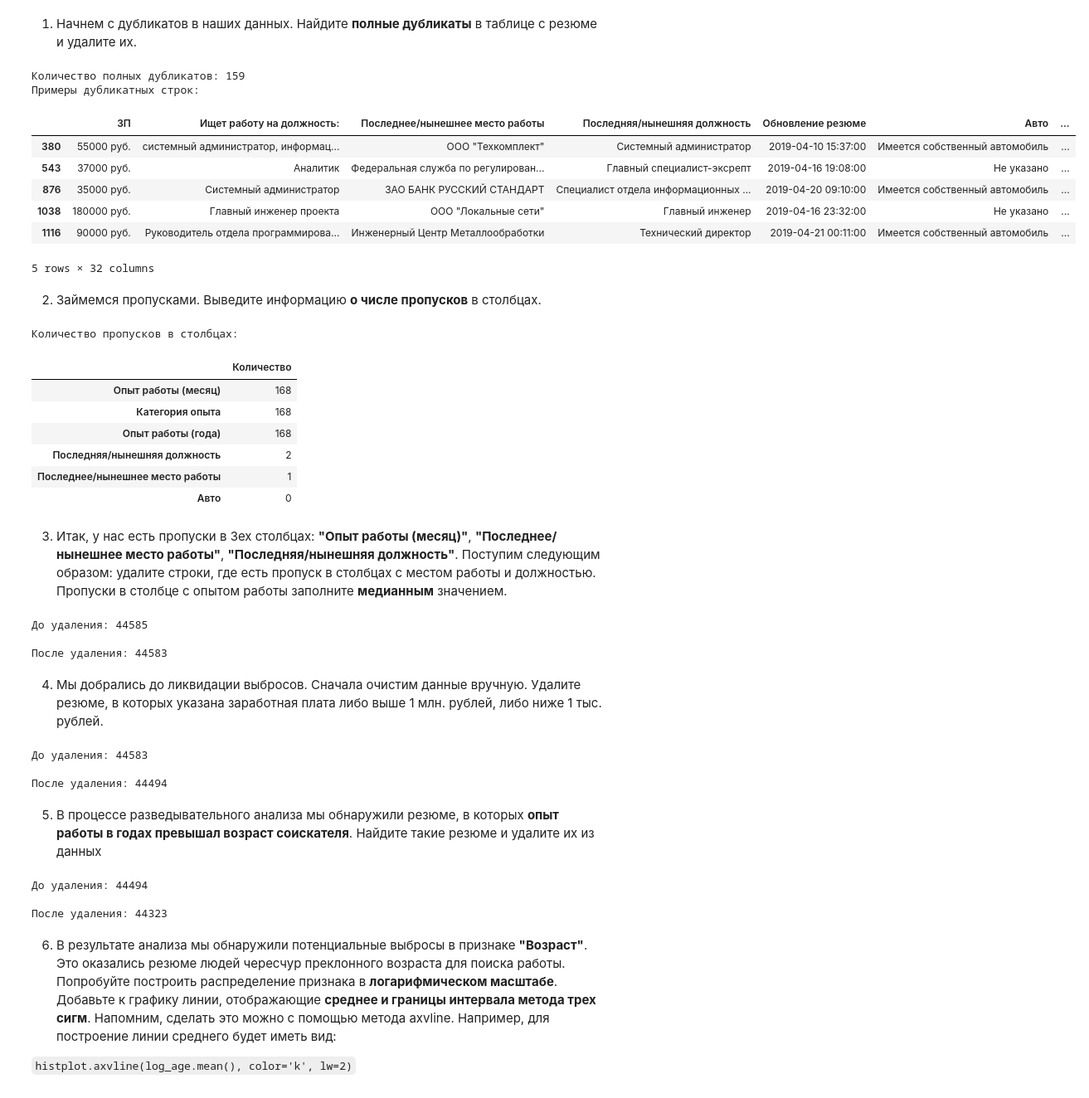
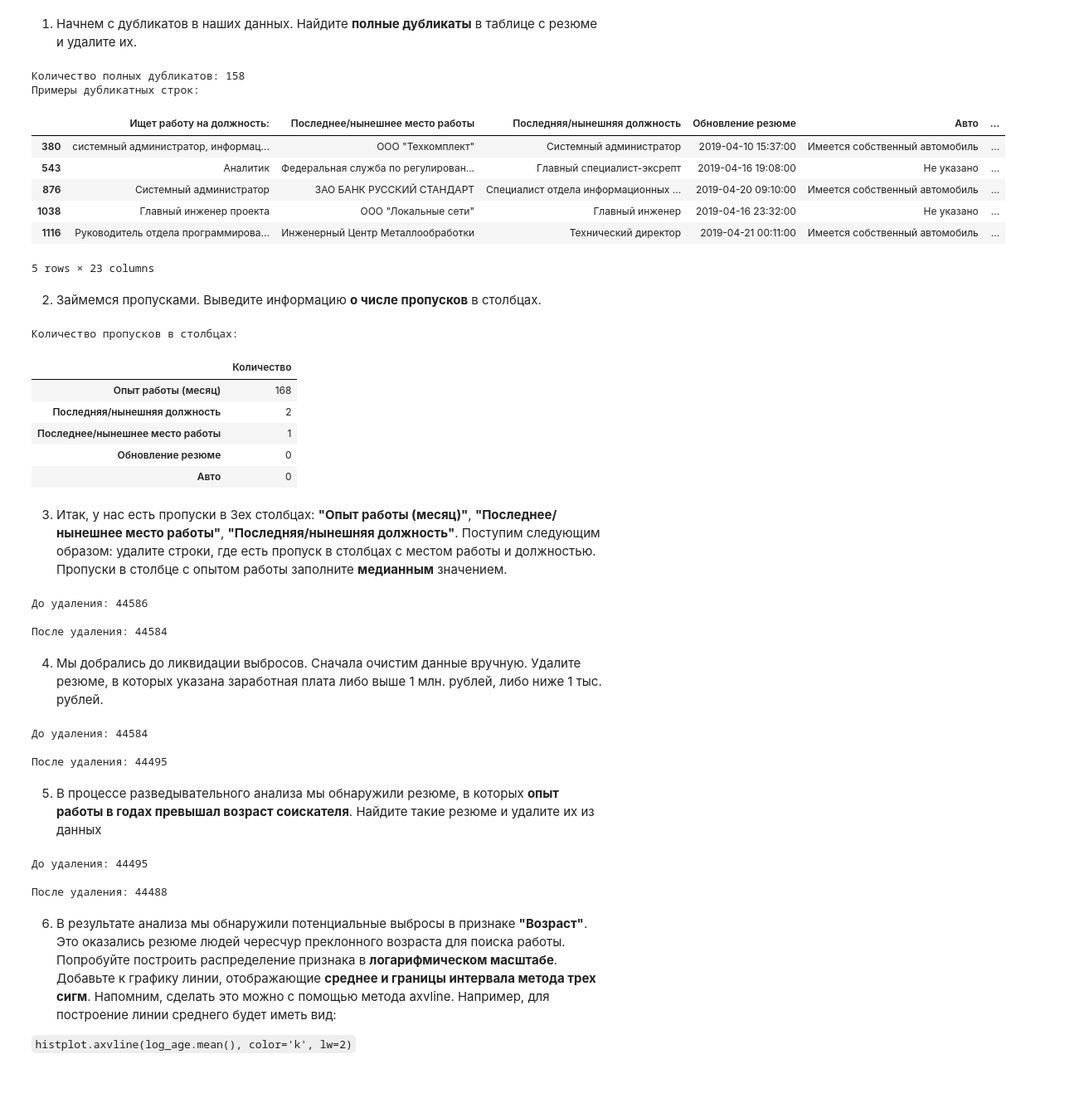
Before and after one commit to IDZorin/mipt-python-i-hw5, a Jupyter notebook: Project-1. Ноутбук-DZ.ipynb, the cells around one changed output. Shown at 83% size. Cells and saved outputs as stored; diff of their text form; code cells hidden in the pictures.

```diff
--- a/Project-1. Ноутбук-DZ.ipynb
+++ b/Project-1. Ноутбук-DZ.ipynb
@@ -317,16 +317,17 @@ def exp_to_months(experience):
     years = 0
     months = 0
 
-    match = re.match(
-        r"Опыт работы\s*(?:(\d+)\s*(год|лет))?\s*(?:(\d+)\s*месяц(ев|а)?)?", experience
-    )
-    if match:
-        if match.group(1):
-            years = int(match.group(1))
-        if match.group(3):
-            months = int(match.group(3))
+    regex = r"(?:(\d+)\s*(?:лет|года|год))?\s*(?:и\s+)?\s*(?:(\d+)\s*(?:месяцев|месяц|мес))?"
 
-    # Общий опыт в месяцах
+    text = experience[:30].replace("Опыт работы ", "").strip()
+    match = re.search(regex, text)
+    if not match:
+        raise ValueError("Совпадение не найдено")
+
+    years = int(match.group(1)) if match.group(1) else 0
+    months = int(match.group(2)) if match.group(2) else 0
+
+    # в месяцы
     total_months = years * 12 + months
     return total_months
 
@@ -339,11 +340,11 @@ print(f"{col_new} после:")
 display(df[col_new].unique()[:5])
 
 # Удаление столбца
-df.drop(columns=[col_old], inplace=True)
+# df.drop(columns=[col_old], inplace=True)
 
 # Проверка
 print(f"Результат:")
-display(df.head())
+display(df.head(7))
 # %% [output]
 Опыт работы до:
 array(['Опыт работы 16 лет 10 месяцев', 'Опыт работы 19 лет 5 месяцев',
@@ -1405,23 +1413,43 @@ plt.show()
 1. Начнем с дубликатов в наших данных. Найдите **полные дубликаты** в таблице с резюме и удалите их.
 # %%
 # ваш код здесь
+
+df.drop(
+    columns=[
+        "ЗП",
+        "Сумма",
+        "Валюта",
+        "Валюта ISO",
+        "Курс на дату",
+        "Курс Валюты",
+        "Пропорция",
+        "Опыт работы (года)",
+        "Категория опыта",
+        "Опыт работы",
+    ],
+    inplace=True,
+)  # удаление лишних столбцов
+
+
 num_duplicates = df.duplicated().sum()
 print(f"Количество полных дубликатов: {num_duplicates}")
 duplicate_rows = df[df.duplicated()]
 print("Примеры дубликатных строк:")
 display(duplicate_rows.head())
 
+
+
 df = df.drop_duplicates()
 # %% [output]
-Количество полных дубликатов: 159
+Количество полных дубликатов: 158
 Примеры дубликатных строк:
-|  | ЗП | Ищет работу на должность: | Последнее/нынешнее место работы | Последняя/нынешняя должность | Обновление резюме | Авто | ... |
-| 380 | 55000 руб. | системный администратор, информац... | ООО "Техкомплект" | Системный администратор | 2019-04-10 15:37:00 | Имеется собственный автомобиль | ... |
-| 543 | 37000 руб. | Аналитик | Федеральная служба по регулирован... | Главный специалист-эксрепт | 2019-04-16 19:08:00 | Не указано | ... |
-| 876 | 35000 руб. | Системный администратор | ЗАО БАНК РУССКИЙ СТАНДАРТ | Специалист отдела информационных ... | 2019-04-20 09:10:00 | Имеется собственный автомобиль | ... |
-| 1038 | 180000 руб. | Главный инженер проекта | ООО "Локальные сети" | Главный инженер | 2019-04-16 23:32:00 | Не указано | ... |
-| 1116 | 90000 руб. | Руководитель отдела программирова... | Инженерный Центр Металлообработки | Технический директор | 2019-04-21 00:11:00 | Имеется собственный автомобиль | ... |
+|  | Ищет работу на должность: | Последнее/нынешнее место работы | Последняя/нынешняя должность | Обновление резюме | Авто | ... |
+| 380 | системный администратор, информац... | ООО "Техкомплект" | Системный администратор | 2019-04-10 15:37:00 | Имеется собственный автомобиль | ... |
+| 543 | Аналитик | Федеральная служба по регулирован... | Главный специалист-эксрепт | 2019-04-16 19:08:00 | Не указано | ... |
+| 876 | Системный администратор | ЗАО БАНК РУССКИЙ СТАНДАРТ | Специалист отдела информационных ... | 2019-04-20 09:10:00 | Имеется собственный автомобиль | ... |
+| 1038 | Главный инженер проекта | ООО "Локальные сети" | Главный инженер | 2019-04-16 23:32:00 | Не указано | ... |
+| 1116 | Руководитель отдела программирова... | Инженерный Центр Металлообработки | Технический директор | 2019-04-21 00:11:00 | Имеется собственный автомобиль | ... |
-5 rows × 32 columns
+5 rows × 23 columns
 # %% [markdown]
 2. Займемся пропусками. Выведите информацию **о числе пропусков** в столбцах.
 # %%
@@ -1432,16 +1460,15 @@ print("Количество пропусков в столбцах:")
 display(
     pd.DataFrame(missing_values, columns=["Количество"])
     .sort_values(by="Количество", ascending=False)
-    .head(6)
+    .head(5)
 )
 # %% [output]
 Количество пропусков в столбцах:
 |  | Количество |
 | Опыт работы (месяц) | 168 |
-| Категория опыта | 168 |
-| Опыт работы (года) | 168 |
 | Последняя/нынешняя должность | 2 |
 | Последнее/нынешнее место работы | 1 |
+| Обновление резюме | 0 |
 | Авто | 0 |
 # %% [markdown]
 3. Итак, у нас есть пропуски в 3ех столбцах: **"Опыт работы (месяц)"**, **"Последнее/нынешнее место работы"**, **"Последняя/нынешняя должность"**. Поступим следующим образом: удалите строки, где есть пропуск в столбцах с местом работы и должностью. Пропуски в столбце с опытом работы заполните **медианным** значением.
@@ -1456,9 +1483,9 @@ median_experience = df["Опыт работы (месяц)"].median()
 df["Опыт работы (месяц)"] = df["Опыт работы (месяц)"].fillna(median_experience)
 print(f"\nПосле удаления: {df.shape[0]}")
 # %% [output]
-До удаления: 44585
+До удаления: 44586
 
-После удаления: 44583
+После удаления: 44584
 # %% [markdown]
 4. Мы добрались до ликвидации выбросов. Сначала очистим данные вручную. Удалите резюме, в которых указана заработная плата либо выше 1 млн. рублей, либо ниже 1 тыс. рублей.
 # %%
@@ -1467,22 +1494,22 @@ print(f"\nДо удаления: {df.shape[0]}")
 df = df[(df["ЗП (руб)"] >= 1000) & (df["ЗП (руб)"] <= 1000000)]
 print(f"\nПосле удаления: {df.shape[0]}")
 # %% [output]
-До удаления: 44583
+До удаления: 44584
 
-После удаления: 44494
+После удаления: 44495
 # %% [markdown]
 5. В процессе разведывательного анализа мы обнаружили резюме, в которых **опыт работы в годах превышал возраст соискателя**. Найдите такие резюме и удалите их из данных
 # %%
 # ваш код здесь
 print(f"\nДо удаления: {df.shape[0]}")
 
-df = df[df["Опыт работы (года)"] <= df["Возраст"]]
+df = df[df["Опыт работы (месяц)"] <= df["Возраст"] * 12]
 
 print(f"\nПосле удаления: {df.shape[0]}")
 # %% [output]
-До удаления: 44494
+До удаления: 44495
 
-После удаления: 44323
+После удаления: 44488
 # %% [markdown]
 6. В результате анализа мы обнаружили потенциальные выбросы в признаке **"Возраст"**. Это оказались резюме людей чересчур преклонного возраста для поиска работы. Попробуйте построить распределение признака в **логарифмическом масштабе**. Добавьте к графику линии, отображающие **среднее и границы интервала метода трех сигм**. Напомним, сделать это можно с помощью метода axvline. Например, для построение линии среднего будет иметь вид:
 
```
Also changed, not shown: parts of 8 cells of this notebook, 1 other file.
